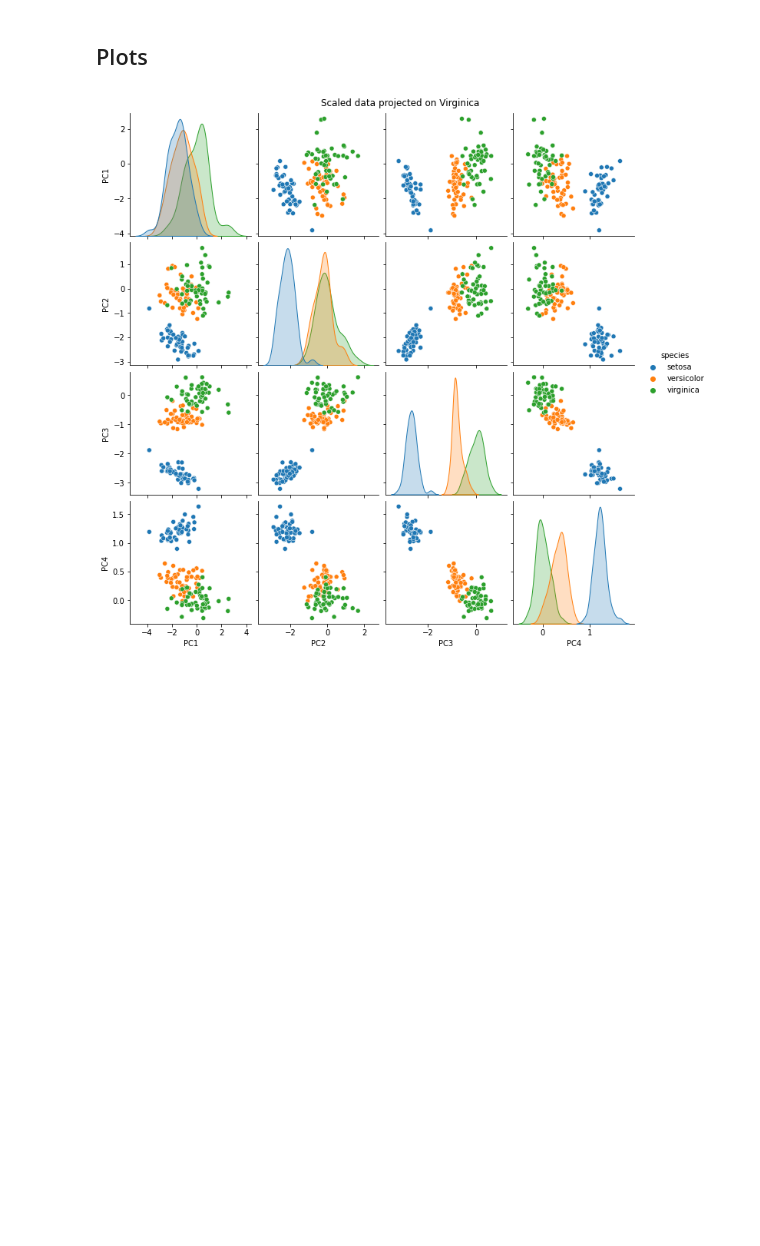
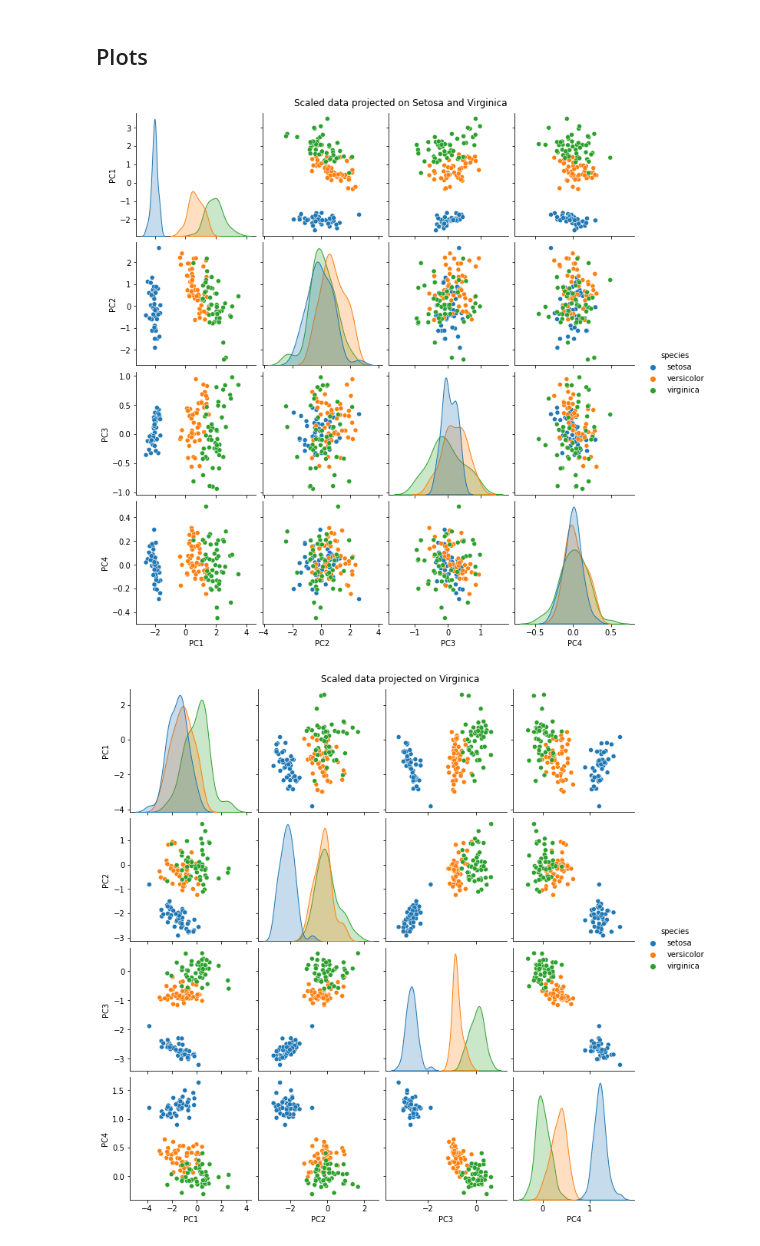
Before and after one commit to AirRunner/ift799-iris, a Jupyter notebook: visualisation/multivar_pca.ipynb, the cells around one changed output. Cells and saved outputs as stored; diff of their text form; code cells hidden in the pictures; blank space fills up the shorter version.

Commit message:
Implement bi-variable projection

```diff
--- a/visualisation/multivar_pca.ipynb
+++ b/visualisation/multivar_pca.ipynb
@@ -66,6 +66,13 @@ print(eighen_values)
 [0.99906597 0.36868525 0.08870246 0.02127727]
 # %% [markdown]
 ## Plots
+# %%
+_, _, eighen_values = run_pca(
+    iris, scale=True, projection=("setosa", "virginica"),
+    plot=True, title="Scaled data projected on Setosa and Virginica"
+)
+# %% [output]
+[figure, added]
 # %%
 _, _, eighen_values = run_pca(
     iris, scale=True, projection="virginica",
```
Also changed, not shown: 1 other file.
